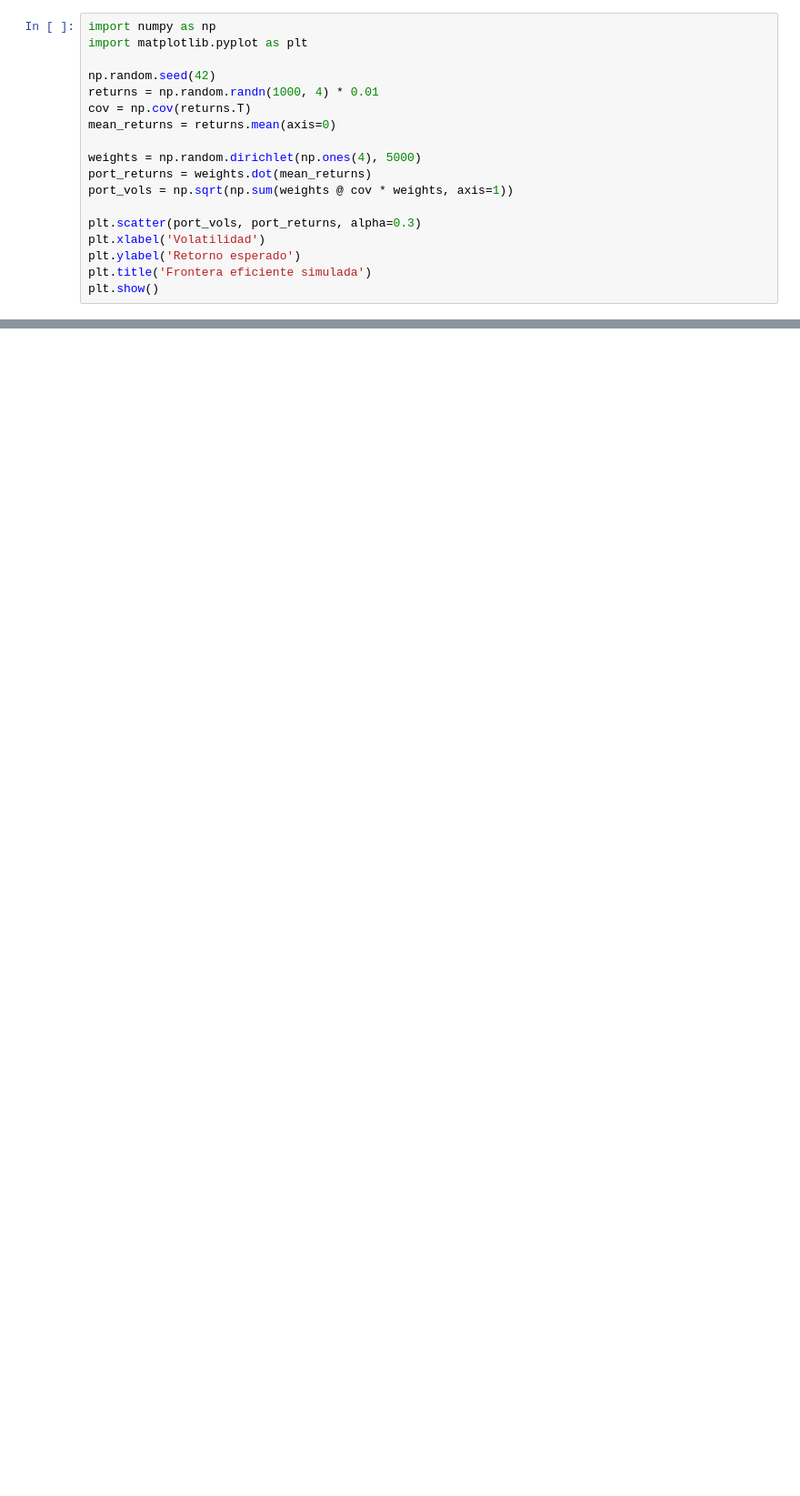
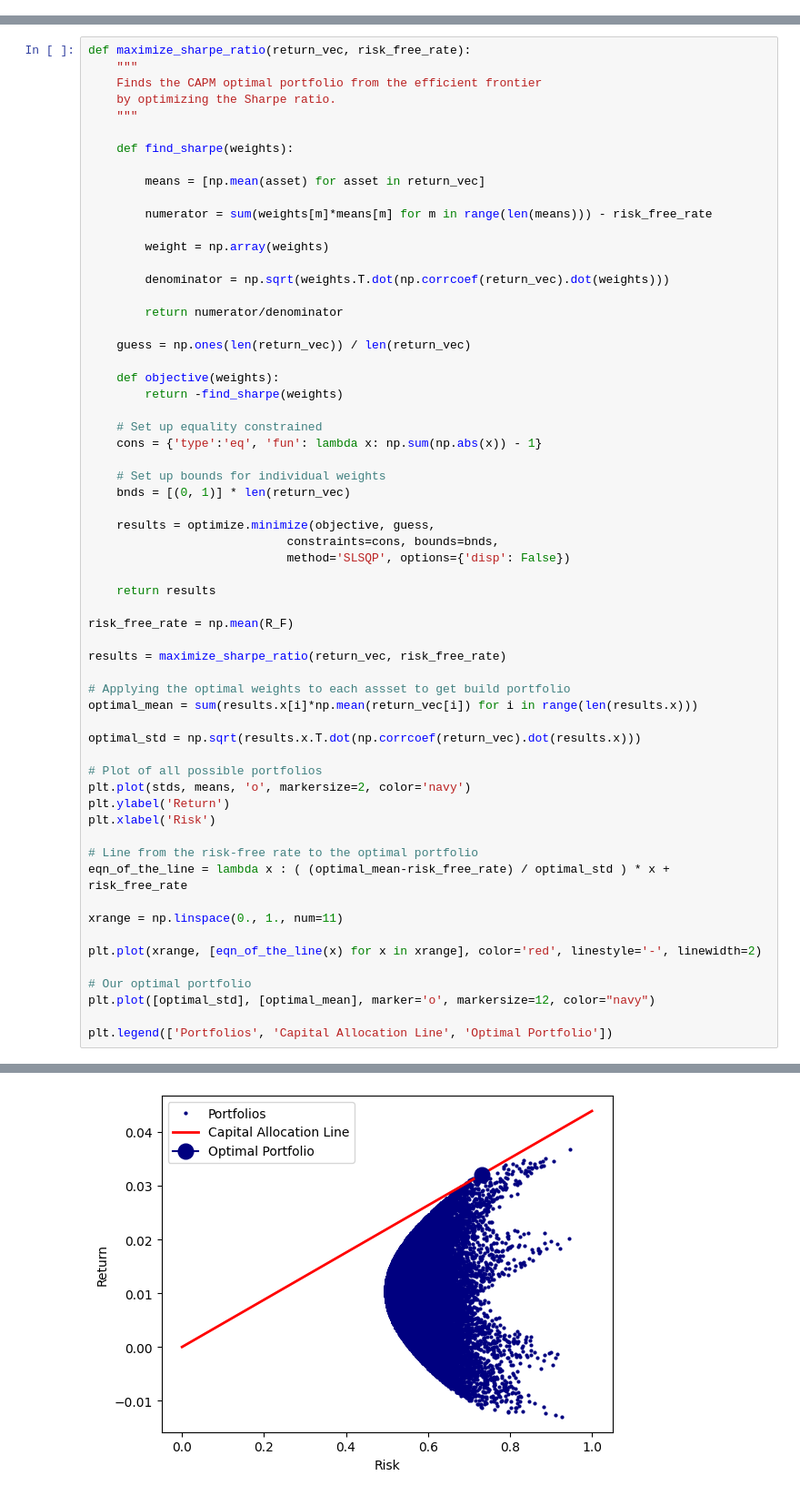
Before and after one commit to CFS-UCM/quant-team, a Jupyter notebook: Introduction/Module_4_PortfolioTheory.ipynb, the cells around one changed output, grey strips where cells are left out. Shown: that part at 91% size. Cells and saved outputs as stored; diff of their text form; blank space fills up the shorter version.

```diff
--- a/Introduction/Module_4_PortfolioTheory.ipynb
+++ b/Introduction/Module_4_PortfolioTheory.ipynb
@@ -37,18 +2,0 @@ El resultado es la **frontera eficiente**, una curva convexa que muestra las car
-# %%
-import numpy as np
-import matplotlib.pyplot as plt
-
-np.random.seed(42)
-returns = np.random.randn(1000, 4) * 0.01
-cov = np.cov(returns.T)
-mean_returns = returns.mean(axis=0)
-
-weights = np.random.dirichlet(np.ones(4), 5000)
-port_returns = weights.dot(mean_returns)
-port_vols = np.sqrt(np.sum(weights @ cov * weights, axis=1))
-
-plt.scatter(port_vols, port_returns, alpha=0.3)
-plt.xlabel('Volatilidad')
-plt.ylabel('Retorno esperado')
-plt.title('Frontera eficiente simulada')
-plt.show()
@@ -58,0 +232,62 @@ plt.show()
+# %%
+def maximize_sharpe_ratio(return_vec, risk_free_rate):
+    """
+    Finds the CAPM optimal portfolio from the efficient frontier
+    by optimizing the Sharpe ratio.
+    """
+
+    def find_sharpe(weights):
+
+        means = [np.mean(asset) for asset in return_vec]
+
+        numerator = sum(weights[m]*means[m] for m in range(len(means))) - risk_free_rate
+
+        weight = np.array(weights)
+
+        denominator = np.sqrt(weights.T.dot(np.corrcoef(return_vec).dot(weights)))
+
+        return numerator/denominator
+
+    guess = np.ones(len(return_vec)) / len(return_vec)
+
+    def objective(weights):
+        return -find_sharpe(weights)
+
+    # Set up equality constrained
+    cons = {'type':'eq', 'fun': lambda x: np.sum(np.abs(x)) - 1}
+
+    # Set up bounds for individual weights
+    bnds = [(0, 1)] * len(return_vec)
+
+    results = optimize.minimize(objective, guess,
+                            constraints=cons, bounds=bnds,
+                            method='SLSQP', options={'disp': False})
+
+    return results
+
+risk_free_rate = np.mean(R_F)
+
+results = maximize_sharpe_ratio(return_vec, risk_free_rate)
+
+# Applying the optimal weights to each assset to get build portfolio
+optimal_mean = sum(results.x[i]*np.mean(return_vec[i]) for i in range(len(results.x)))
+
+optimal_std = np.sqrt(results.x.T.dot(np.corrcoef(return_vec).dot(results.x)))
+
+# Plot of all possible portfolios
+plt.plot(stds, means, 'o', markersize=2, color='navy')
+plt.ylabel('Return')
+plt.xlabel('Risk')
+
+# Line from the risk-free rate to the optimal portfolio
+eqn_of_the_line = lambda x : ( (optimal_mean-risk_free_rate) / optimal_std ) * x + risk_free_rate
+
+xrange = np.linspace(0., 1., num=11)
+
+plt.plot(xrange, [eqn_of_the_line(x) for x in xrange], color='red', linestyle='-', linewidth=2)
+
+# Our optimal portfolio
+plt.plot([optimal_std], [optimal_mean], marker='o', markersize=12, color="navy")
+
+plt.legend(['Portfolios', 'Capital Allocation Line', 'Optimal Portfolio'])
+# %% [output]
@@ -58,0 +295 @@ plt.show()
+[figure, added]
```
Also changed, not shown: parts of 13 cells of this notebook.
